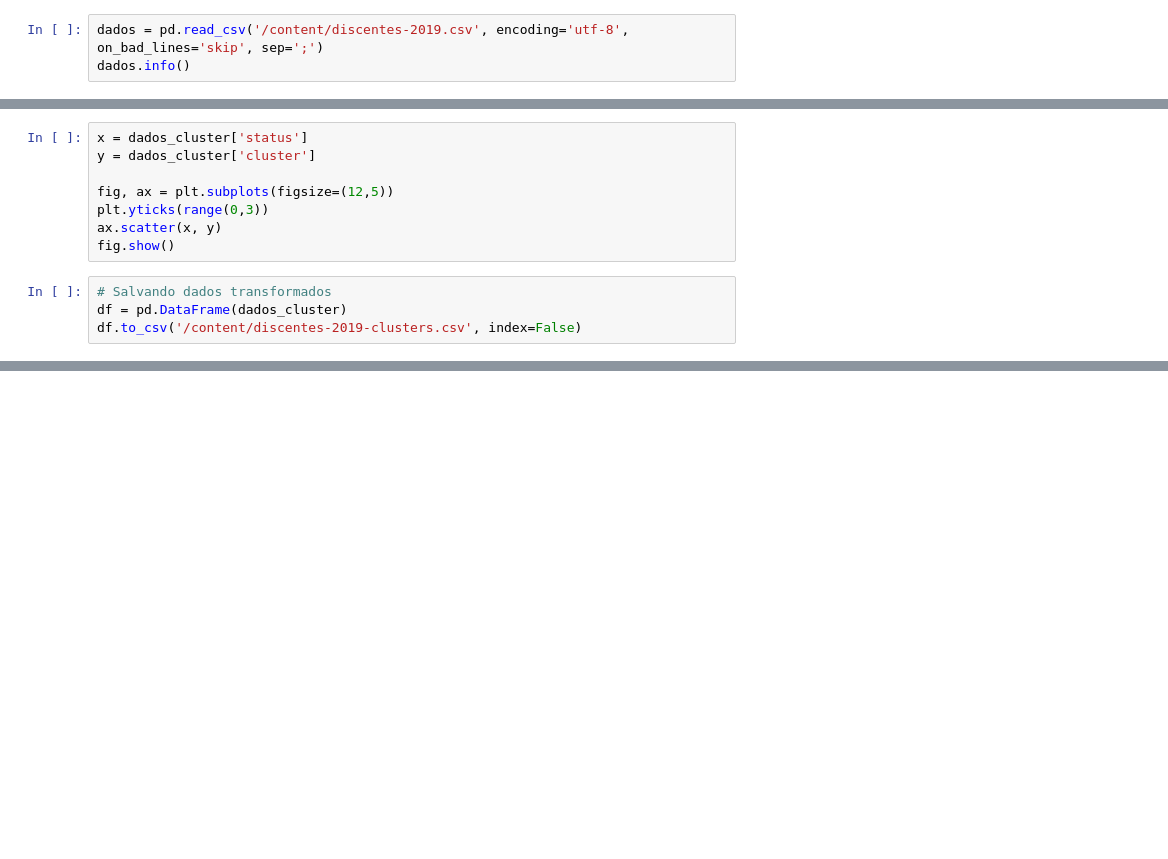
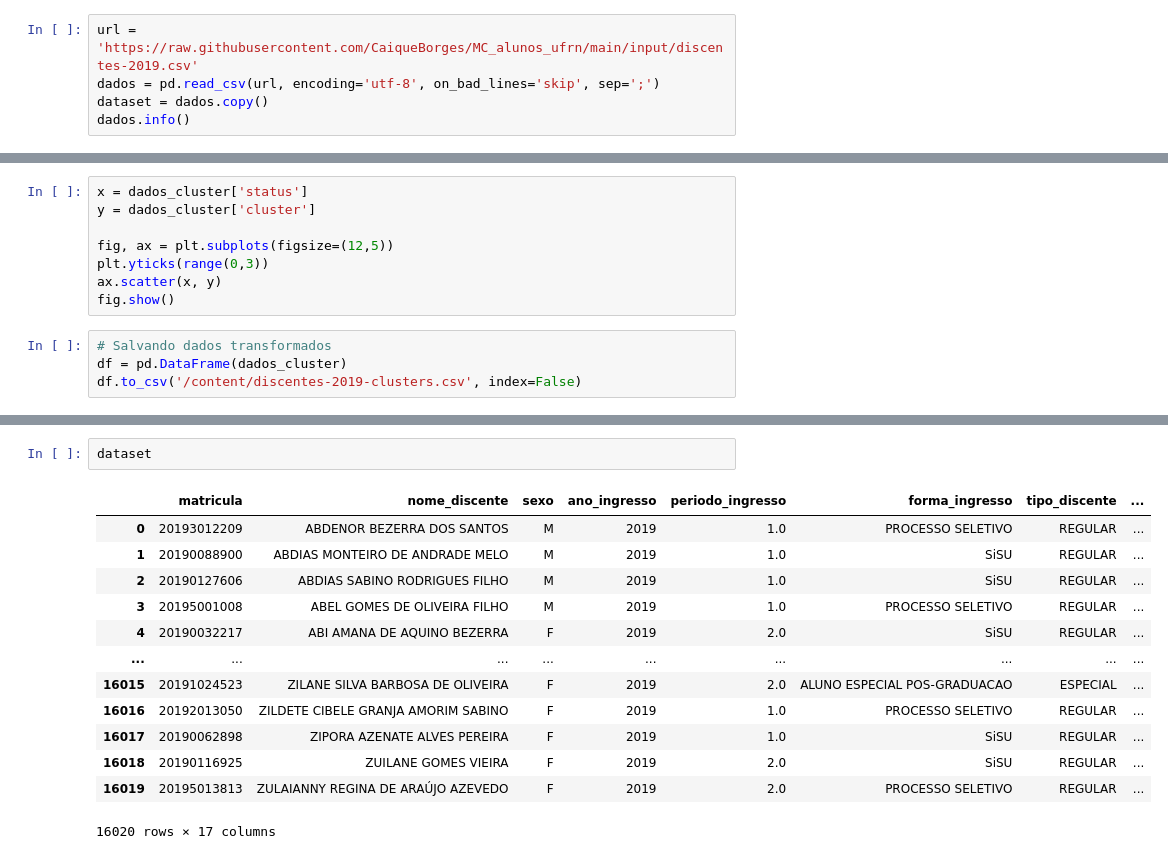
Before and after one commit to CaiqueBorges/MC_alunos_ufrn, a Jupyter notebook: trabalho_final.ipynb, the cells around one changed output, grey strips where cells are left out. Cells and saved outputs as stored; diff of their text form; blank space fills up the shorter version.

```diff
--- a/trabalho_final.ipynb
+++ b/trabalho_final.ipynb
@@ -13,5 +15,7 @@ from sklearn.metrics import silhouette_samples, silhouette_score
 # %%
-dados = pd.read_csv('/content/discentes-2019.csv', encoding='utf-8', on_bad_lines='skip', sep=';')
+url = 'https://raw.githubusercontent.com/CaiqueBorges/MC_alunos_ufrn/main/input/discentes-2019.csv'
+dados = pd.read_csv(url, encoding='utf-8', on_bad_lines='skip', sep=';')
+dataset = dados.copy()
 dados.info()
 # %% [output]
 <class 'pandas.core.frame.DataFrame'>
@@ -452,0 +476,16 @@ df.to_csv('/content/discentes-2019-clusters.csv', index=False)
+# %%
+dataset
+# %% [output]
+|  | matricula | nome_discente | sexo | ano_ingresso | periodo_ingresso | forma_ingresso | tipo_discente | ... |
+| 0 | 20193012209 | ABDENOR BEZERRA DOS SANTOS | M | 2019 | 1.0 | PROCESSO SELETIVO | REGULAR | ... |
+| 1 | 20190088900 | ABDIAS MONTEIRO DE ANDRADE MELO | M | 2019 | 1.0 | SiSU | REGULAR | ... |
+| 2 | 20190127606 | ABDIAS SABINO RODRIGUES FILHO | M | 2019 | 1.0 | SiSU | REGULAR | ... |
+| 3 | 20195001008 | ABEL GOMES DE OLIVEIRA FILHO | M | 2019 | 1.0 | PROCESSO SELETIVO | REGULAR | ... |
+| 4 | 20190032217 | ABI AMANA DE AQUINO BEZERRA | F | 2019 | 2.0 | SiSU | REGULAR | ... |
+| ... | ... | ... | ... | ... | ... | ... | ... | ... |
+| 16015 | 20191024523 | ZILANE SILVA BARBOSA DE OLIVEIRA | F | 2019 | 2.0 | ALUNO ESPECIAL POS-GRADUACAO | ESPECIAL | ... |
+| 16016 | 20192013050 | ZILDETE CIBELE GRANJA AMORIM SABINO | F | 2019 | 1.0 | PROCESSO SELETIVO | REGULAR | ... |
+| 16017 | 20190062898 | ZIPORA AZENATE ALVES PEREIRA | F | 2019 | 1.0 | SiSU | REGULAR | ... |
+| 16018 | 20190116925 | ZUILANE GOMES VIEIRA | F | 2019 | 2.0 | SiSU | REGULAR | ... |
+| 16019 | 20195013813 | ZULAIANNY REGINA DE ARAÚJO AZEVEDO | F | 2019 | 2.0 | PROCESSO SELETIVO | REGULAR | ... |
+16020 rows × 17 columns
```
Also changed, not shown: parts of 20 cells of this notebook.
